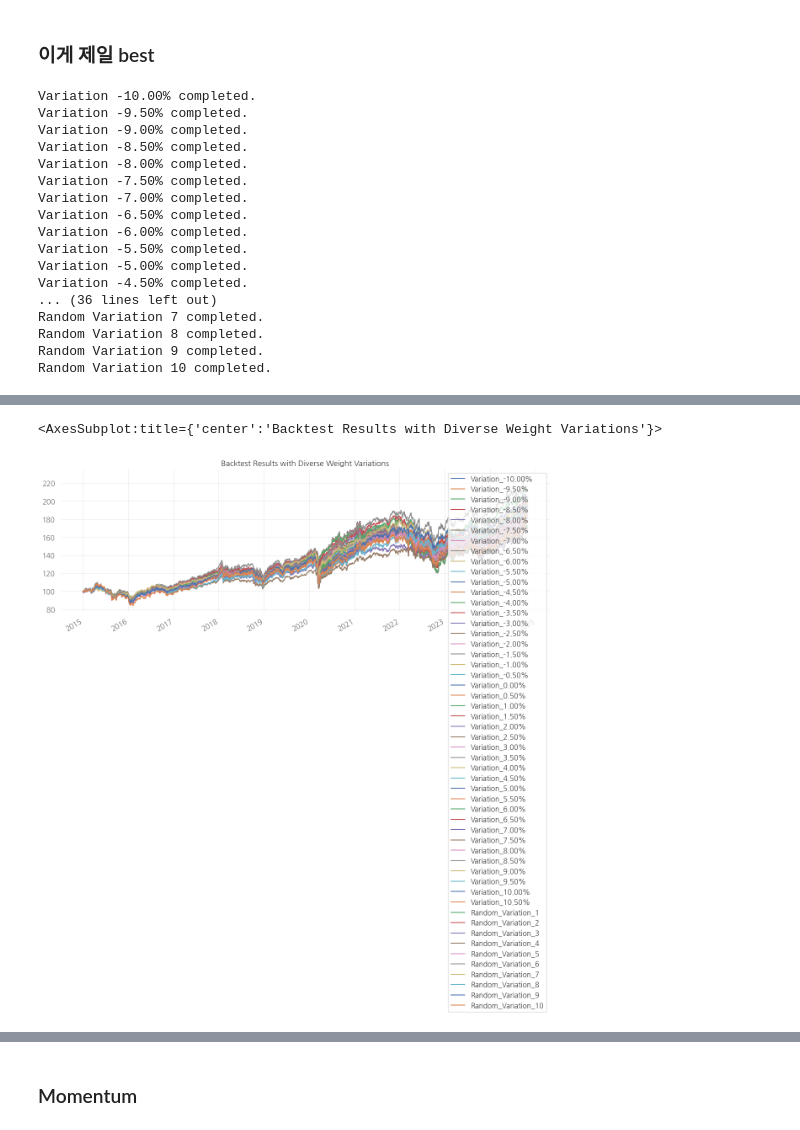
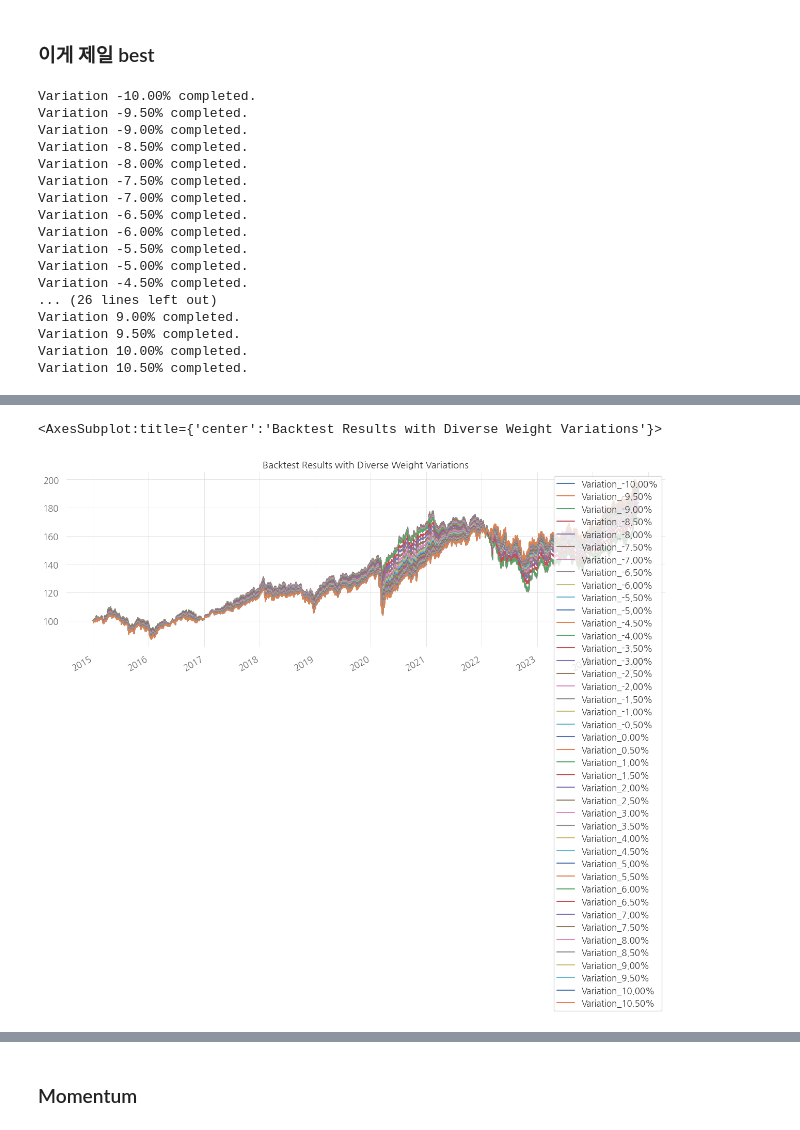
Before and after one commit to JaehwanKim00/stock_trading, a Jupyter notebook: backtest.ipynb, the cells around one changed output, grey strips where cells are left out. Drawn from its saved outputs; the diff is of its cells as text; code cells hidden in the pictures.

```diff
--- a/backtest.ipynb
+++ b/backtest.ipynb
@@ -721,11 +721,9 @@ initial_weights = {
 
 # 비율 변화 범위 설정
 variation_range = np.arange(-0.1, 0.11, 0.005)  # -10% ~ +10%의 변화
-random_variations = [np.random.uniform(-0.1, 0.1, len(initial_weights)) for _ in range(10)]  # 랜덤 변화 생성
 
 # 백테스트 결과 저장
 backtests = []
-random_weights_applied = []  # 랜덤 비율을 저장할 리스트
 
 # 비율 변경 및 백테스팅 실행
 for variation in variation_range:
@@ -753,36 +751,6 @@ for variation in variation_range:
     bt1 = bt.Backtest(s, data, initial_capital=10000000)
     backtests.append(bt1)
     print(f"Variation {variation:.2%} completed.")
-
-# 랜덤 비율 변화 적용
-for i, rand_var in enumerate(random_variations):
-    # 랜덤 변화 반영
-    modified_weights = {k: max(0, v + rand_var[j]) for j, (k, v) in enumerate(initial_weights.items())}
-    total_weight = sum(modified_weights.values())
-    normalized_weights = {k: round(v / total_weight, 4) for k, v in modified_weights.items()}  # 소수점 4자리로 제한
-
-    # 랜덤 비율 저장
-    random_weights_applied.append(normalized_weights)
-
-    # 전략 생성
-    s = bt.Strategy(
-        f"Random_Variation_{i+1}",
-        [
-            bt.algos.RunYearly(
-                run_on_first_date=True,
-                run_on_end_of_period=True,
-                run_on_last_date=False
-            ),
-            bt.algos.SelectAll(),
-            bt.algos.WeighSpecified(**normalized_weights),
-            bt.algos.Rebalance()
-        ]
-    )
-
-    # 백테스트 실행
-    bt1 = bt.Backtest(s, data, initial_capital=10000000)
-    backtests.append(bt1)
-    print(f"Random Variation {i+1} completed.")
 
 # 모든 백테스트 실행
 res = bt.run(*backtests)
@@ -828,11 +796,6 @@ print(best_strategy_row)
 print("\nBest Strategy Weights:")
 print(best_strategy_weights)
 
-# 랜덤 비율 출력
-print("\nRandom Weight Variations Applied:")
-for i, weights in enumerate(random_weights_applied):
-    print(f"Random Variation {i+1}: {weights}")
-
 # 결과 테이블 출력
 print("\nAll Strategy Results:")
 print(results_df)
@@ -852,11 +815,11 @@ Variation -6.00% completed.
 Variation -5.50% completed.
 Variation -5.00% completed.
 Variation -4.50% completed.
-... (36 lines left out)
-Random Variation 7 completed.
-Random Variation 8 completed.
-Random Variation 9 completed.
-Random Variation 10 completed.
+... (26 lines left out)
+Variation 9.00% completed.
+Variation 9.50% completed.
+Variation 10.00% completed.
+Variation 10.50% completed.
 Stat                 Variation_-10.00%    Variation_-9.50%    Variation_-9.00%    Variation_-8.50%    Variation_-8.00%    Variation_-7.50%    Variation_-7.00%    Variation_-6.50%    Variation_-6.00%   ...
 -------------------  -------------------  ------------------  ------------------  ------------------  ------------------  ------------------  ------------------  ------------------  ------------------ ...
 Start                2015-01-01           2015-01-01          2015-01-01          2015-01-01          2015-01-01          2015-01-01          2015-01-01          2015-01-01          2015-01-01         ...
@@ -877,2 +840,2 @@ Calmar Ratio         0.18                 0.18                0.18
 <AxesSubplot:title={'center':'Backtest Results with Diverse Weight Variations'}>
-[figure, old version]
+[figure, new version]
```
Also changed, not shown: parts of 7 cells of this notebook.
